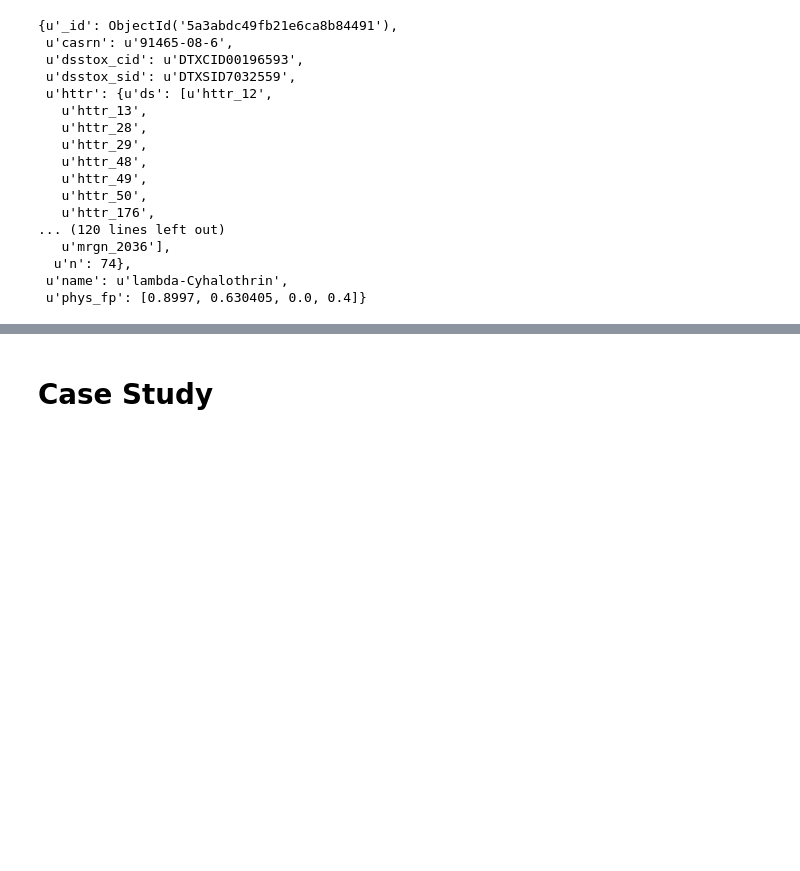
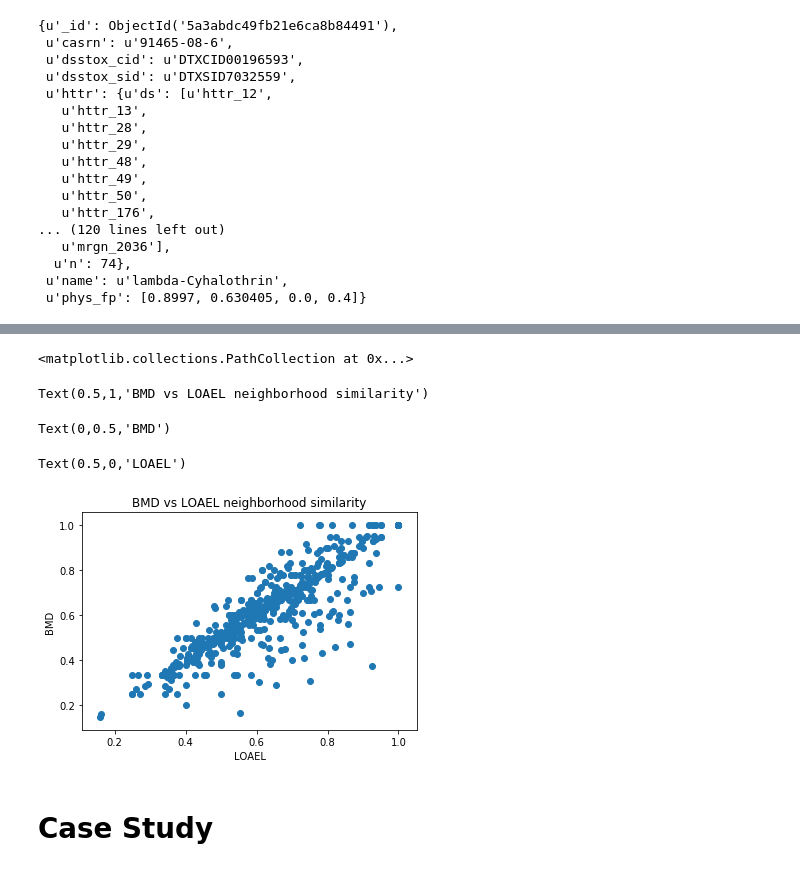
Before and after one commit to georgehelman/genra, a Jupyter notebook: notebooks/rax/rax-genra-toxref.ipynb, the cells around one changed output, grey strips where cells are left out. Saved outputs shown, nothing was run; the diff lists cells and outputs as text; code cells hidden in the pictures; blank space fills up the shorter version.

```diff
--- a/notebooks/rax/rax-genra-toxref.ipynb
+++ b/notebooks/rax/rax-genra-toxref.ipynb
@@ -541,0 +979,15 @@ Name: (DTXSID4032459, sd), dtype: float64
+# %%
+def compare(diff):
+    if abs(diff)==0: return '='
+    elif diff<.0: return '<'
+    elif diff>.0: return '>'
+# %%
+loael_sim=loael_neighbors.pivot_table(index='target_sid',values='jaccard',aggfunc=lambda x: x[0:2].mean())
+bmd_sim=bmd_neighbors.pivot_table(index='target_sid',values='jaccard',aggfunc=lambda x: x[0:2].mean())
+sims=loael_sim.merge(bmd_sim,left_index=True,right_index=True)
+sims.columns=['loael','bmd']
+sims['diff']=sims['loael']-sims['bmd']
+sims['loael_comp']=sims['diff'].map(compare)
+sims.head()
+sims.describe()
+sims['loael_comp'].value_counts()
@@ -542,3 +1015,15 @@ Name: (DTXSID4032459, sd), dtype: float64
+# %%
+plt.scatter(sims['loael'],sims['bmd'])
+plt.title('BMD vs LOAEL neighborhood similarity')
+plt.ylabel('BMD')
+plt.xlabel('LOAEL')
+plt.show()
+# %% [output]
+<matplotlib.collections.PathCollection at 0x...>
+Text(0.5,1,'BMD vs LOAEL neighborhood similarity')
+Text(0,0.5,'BMD')
+Text(0.5,0,'LOAEL')
+[figure, added]
 # %% [markdown]
 <h1>Case Study</h1>
 # %%
```
Also changed, not shown: parts of 73 cells of this notebook.
